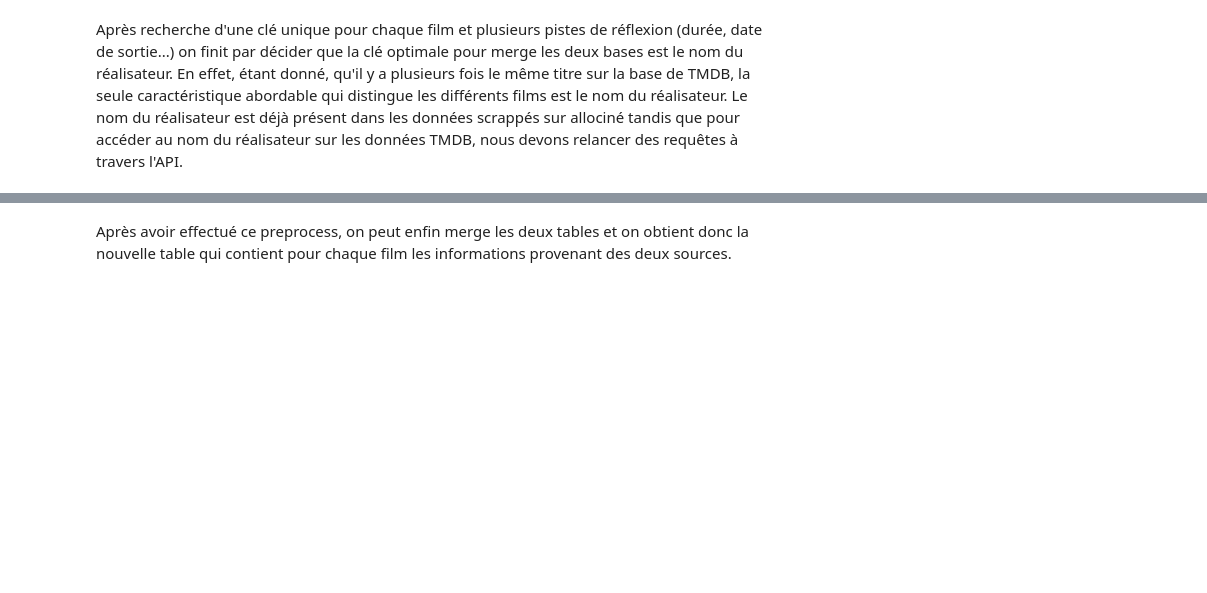
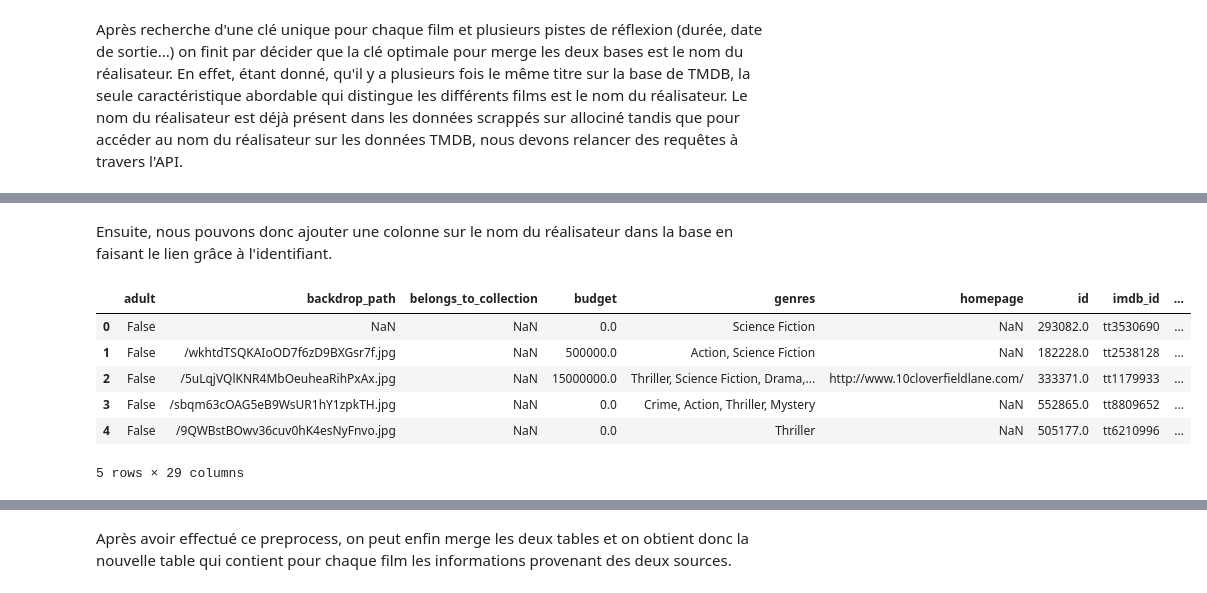
Before and after one commit to mass2330/python_ds_film, a Jupyter notebook: notebook_final.ipynb, the cells around one changed output, grey strips where cells are left out. Saved outputs shown, nothing was run; the diff lists cells and outputs as text; code cells hidden in the pictures; blank space fills up the shorter version.

```diff
--- a/notebook_final.ipynb
+++ b/notebook_final.ipynb
@@ -238,0 +239,9 @@ df_film_ac.head()
+# %%
+
+# Spécifie le chemin du dossier dans lequel se trouve le fichier CSV
+dossier_entree = 'dataframes/'
+
+# Crée le chemin complet du fichier CSV en utilisant os.path.join
+chemin_complet = os.path.join(dossier_entree, 'df_film_ac.csv')
+df_film_ac= pd.read_csv(chemin_complet)
+df_film_ac.head()
@@ -364,6 +378,9 @@ df_film_ac = df_film_ac.drop(colonnes_a_retirer,axis=1)
 
 df_film_ac_clean = df_film_ac.dropna(subset=['Nombre_de_critiques_spectateurs'])
 df_film_ac_clean = df_film_ac_clean[df_film_ac_clean['Nombre_de_critiques_spectateurs'] >= 5]
+
+#finalement on retire tous les doublons de la base
+df_film_ac_clean = df_film_ac_clean.drop_duplicates(keep='first')
 # %%
 # Extraire le jour, le mois et l'année dans des colonnes distinctes
 df_film_ac_clean['mois_sortie'] = df_film_ac_clean['date'].dt.month
@@ -688,7 +768,16 @@ directors_result = get_directors_for_movies(liste_id_entiers, api_key)
+# %% [markdown]
+Ensuite, nous pouvons donc ajouter une colonne sur le nom du réalisateur dans la base en faisant le lien grâce à l'identifiant.
 # %%
 # Ajouter une colonne 'nom_du_realisateur' en utilisant le dictionnaire
 df_filtre_tmdb_trie['nom_du_realisateur'] = df_filtre_tmdb_trie['id'].map(directors_result)
 
 # Afficher le DataFrame résultant
 df_filtre_tmdb_trie.head()
-df_filtre_tmdb_trie.to_csv("df_filtre_trie.csv", index=False)
+# %% [output]
+|  | adult | backdrop_path | belongs_to_collection | budget | genres | homepage | id | imdb_id | ... |
+| 0 | False | NaN | NaN | 0.0 | Science Fiction | NaN | 293082.0 | tt3530690 | ... |
+| 1 | False | /wkhtdTSQKAIoOD7f6zD9BXGsr7f.jpg | NaN | 500000.0 | Action, Science Fiction | NaN | 182228.0 | tt2538128 | ... |
+| 2 | False | /5uLqjVQlKNR4MbOeuheaRihPxAx.jpg | NaN | 15000000.0 | Thriller, Science Fiction, Drama,... | http://www.10cloverfieldlane.com/ | 333371.0 | tt1179933 | ... |
+| 3 | False | /sbqm63cOAG5eB9WsUR1hY1zpkTH.jpg | NaN | 0.0 | Crime, Action, Thriller, Mystery | NaN | 552865.0 | tt8809652 | ... |
+| 4 | False | /9QWBstBOwv36cuv0hK4esNyFnvo.jpg | NaN | 0.0 | Thriller | NaN | 505177.0 | tt6210996 | ... |
+5 rows × 29 columns
```
Also changed, not shown: parts of 126 cells of this notebook, 17 other files.
